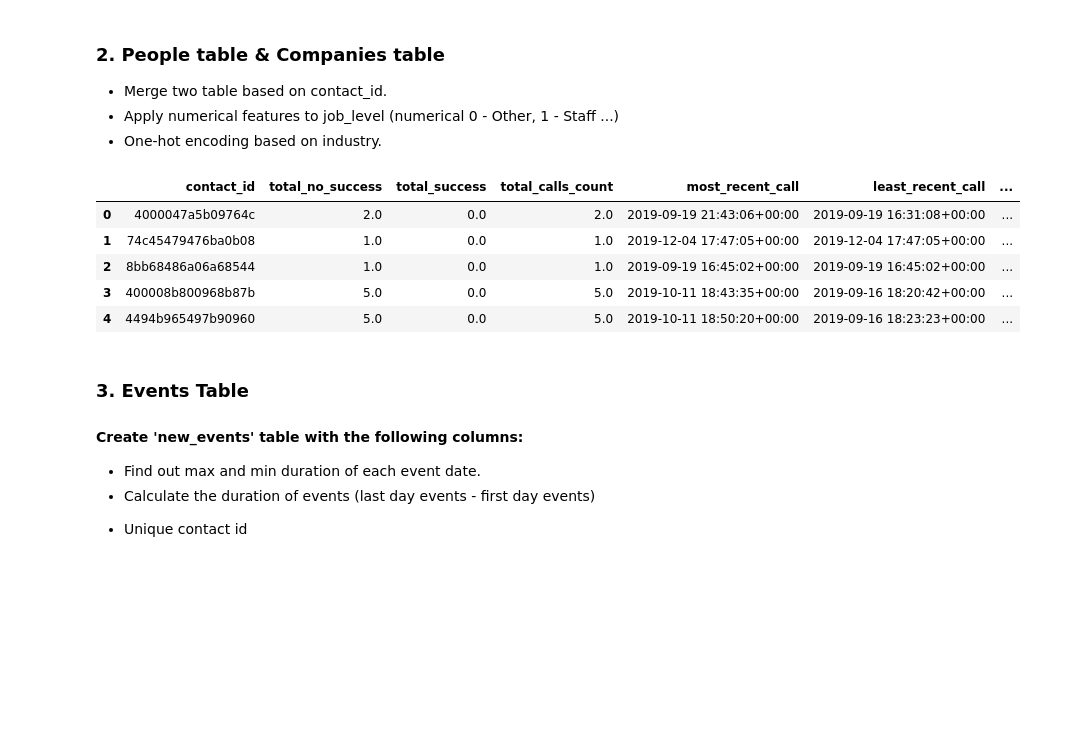
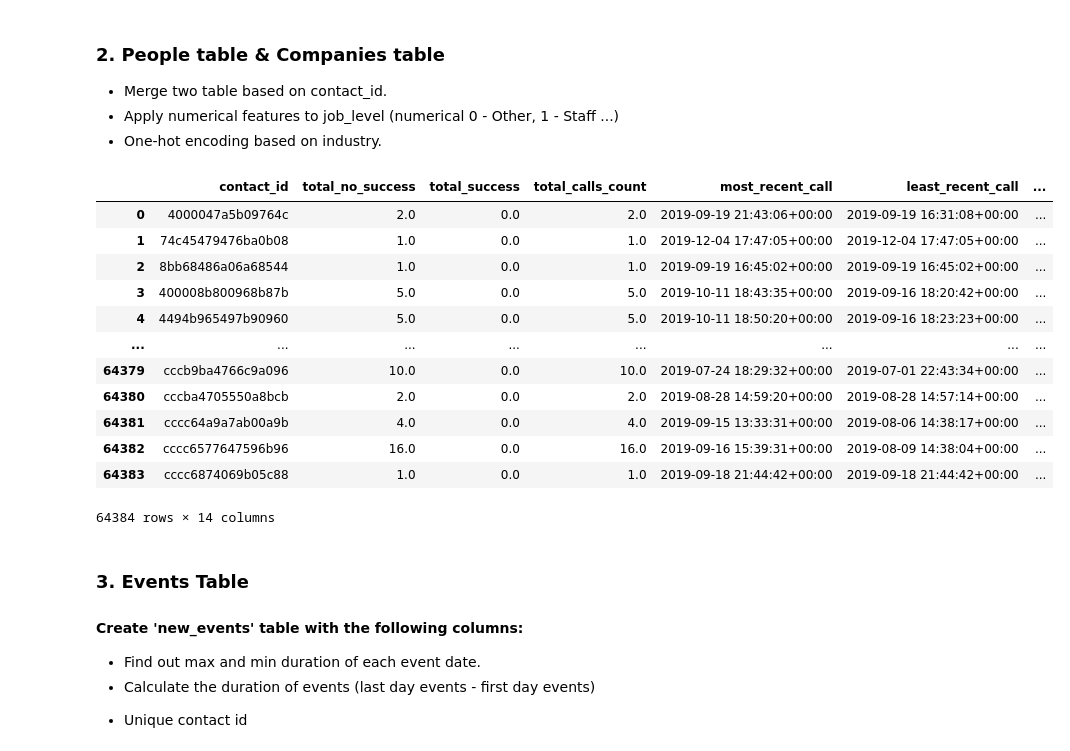
Before and after one commit to YingluDeng/6SenseCallPrediction, a Jupyter notebook: pipeline/DataPreprocessing.ipynb, the cells around one changed output. Cells and saved outputs as stored; diff of their text form; code cells hidden in the pictures; blank space fills up the shorter version.

```diff
--- a/pipeline/DataPreprocessing.ipynb
+++ b/pipeline/DataPreprocessing.ipynb
@@ -98,15 +98,23 @@ new_calls.head()
 # %%
 merged_data = new_calls.copy()
 merged_data = merged_data.merge(people, on='contact_id', how='inner')
+merged_data = merged_data.drop_duplicates(subset=['contact_id'], keep='first')
 merged_data = merged_data.merge(companies, on='company_id', how='inner')
-merged_data.head()
+merged_data
 # %% [output]
 |  | contact_id | total_no_success | total_success | total_calls_count | most_recent_call | least_recent_call | ... |
 | 0 | 4000047a5b09764c | 2.0 | 0.0 | 2.0 | 2019-09-19 21:43:06+00:00 | 2019-09-19 16:31:08+00:00 | ... |
 | 1 | 74c45479476ba0b08 | 1.0 | 0.0 | 1.0 | 2019-12-04 17:47:05+00:00 | 2019-12-04 17:47:05+00:00 | ... |
 | 2 | 8bb68486a06a68544 | 1.0 | 0.0 | 1.0 | 2019-09-19 16:45:02+00:00 | 2019-09-19 16:45:02+00:00 | ... |
 | 3 | 400008b800968b87b | 5.0 | 0.0 | 5.0 | 2019-10-11 18:43:35+00:00 | 2019-09-16 18:20:42+00:00 | ... |
 | 4 | 4494b965497b90960 | 5.0 | 0.0 | 5.0 | 2019-10-11 18:50:20+00:00 | 2019-09-16 18:23:23+00:00 | ... |
+| ... | ... | ... | ... | ... | ... | ... | ... |
+| 64379 | cccb9ba4766c9a096 | 10.0 | 0.0 | 10.0 | 2019-07-24 18:29:32+00:00 | 2019-07-01 22:43:34+00:00 | ... |
+| 64380 | cccba4705550a8bcb | 2.0 | 0.0 | 2.0 | 2019-08-28 14:59:20+00:00 | 2019-08-28 14:57:14+00:00 | ... |
+| 64381 | cccc64a9a7ab00a9b | 4.0 | 0.0 | 4.0 | 2019-09-15 13:33:31+00:00 | 2019-08-06 14:38:17+00:00 | ... |
+| 64382 | cccc6577647596b96 | 16.0 | 0.0 | 16.0 | 2019-09-16 15:39:31+00:00 | 2019-08-09 14:38:04+00:00 | ... |
+| 64383 | cccc6874069b05c88 | 1.0 | 0.0 | 1.0 | 2019-09-18 21:44:42+00:00 | 2019-09-18 21:44:42+00:00 | ... |
+64384 rows × 14 columns
 # %% [markdown]
 ### 3. Events Table
 #### Create 'new_events' table with the following columns:
```
Also changed, not shown: parts of 9 cells of this notebook, 2 other files.
